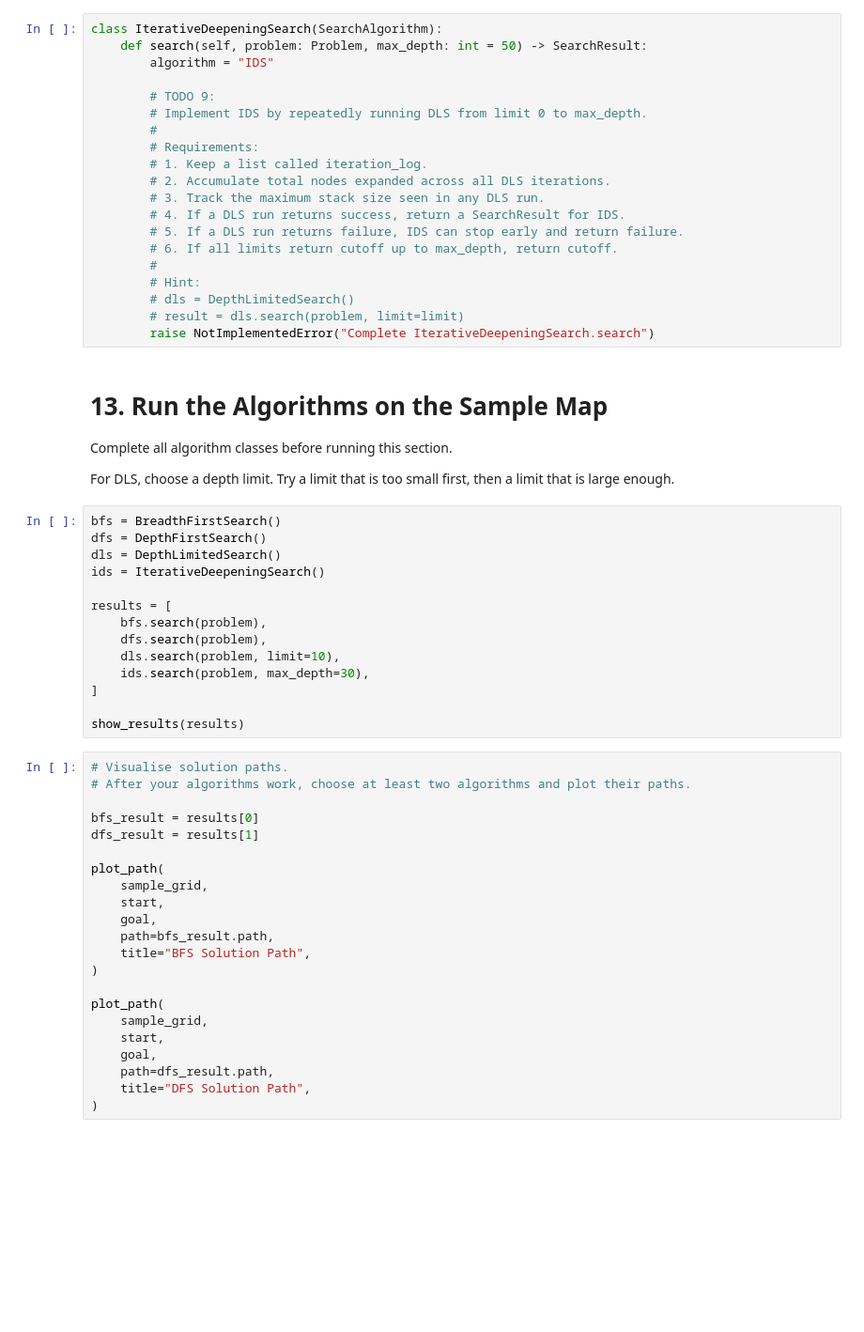
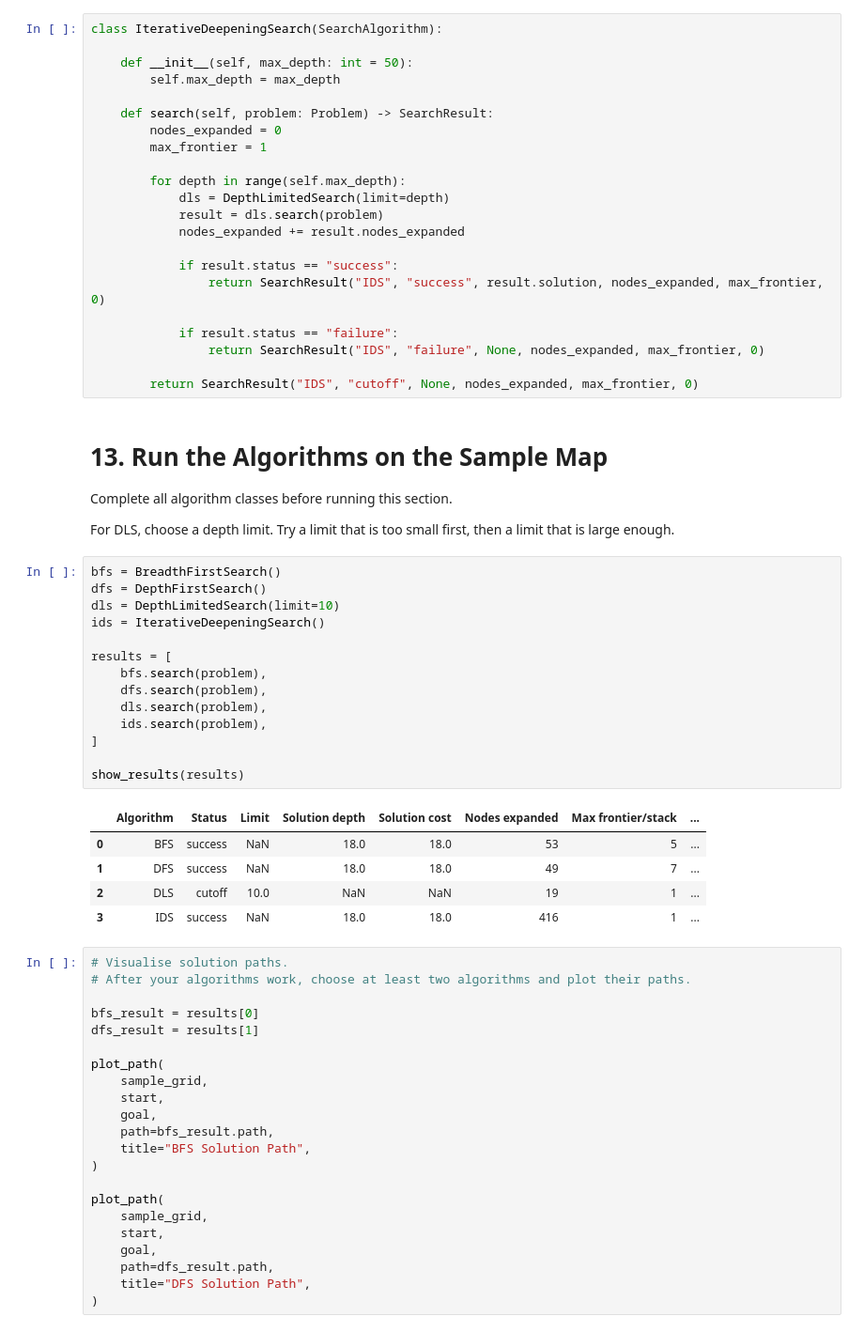
Before and after one commit to dbaffourd-ai/intro-to-ai-lab1, a Jupyter notebook: Lab_1_Part_A.ipynb, the cells around one changed output. Shown at 94% size. Saved outputs shown, nothing was run; the diff lists cells and outputs as text; blank space fills up the shorter version.

```diff
--- a/Lab_1_Part_A.ipynb
+++ b/Lab_1_Part_A.ipynb
@@ -997,24 +881,26 @@ ITERATIVE-DEEPENING-SEARCH(problem, max_depth)
 **Python structure to think about:** IDS should create a `DepthLimitedSearch` object and call `dls.search(problem, limit=limit)` inside a loop.
 # %%
 class IterativeDeepeningSearch(SearchAlgorithm):
-    def search(self, problem: Problem, max_depth: int = 50) -> SearchResult:
-        algorithm = "IDS"
 
-        # TODO 9:
-        # Implement IDS by repeatedly running DLS from limit 0 to max_depth.
-        #
-        # Requirements:
-        # 1. Keep a list called iteration_log.
-        # 2. Accumulate total nodes expanded across all DLS iterations.
-        # 3. Track the maximum stack size seen in any DLS run.
-        # 4. If a DLS run returns success, return a SearchResult for IDS.
-        # 5. If a DLS run returns failure, IDS can stop early and return failure.
-        # 6. If all limits return cutoff up to max_depth, return cutoff.
-        #
-        # Hint:
-        # dls = DepthLimitedSearch()
-        # result = dls.search(problem, limit=limit)
-        raise NotImplementedError("Complete IterativeDeepeningSearch.search")
+    def __init__(self, max_depth: int = 50):
+        self.max_depth = max_depth
+
+    def search(self, problem: Problem) -> SearchResult:
+        nodes_expanded = 0
+        max_frontier = 1
+
+        for depth in range(self.max_depth):
+            dls = DepthLimitedSearch(limit=depth)
+            result = dls.search(problem)
+            nodes_expanded += result.nodes_expanded
+
+            if result.status == "success":
+                return SearchResult("IDS", "success", result.solution, nodes_expanded, max_frontier, 0)
+
+            if result.status == "failure":
+                return SearchResult("IDS", "failure", None, nodes_expanded, max_frontier, 0)
+
+        return SearchResult("IDS", "cutoff", None, nodes_expanded, max_frontier, 0)
 # %% [markdown]
 # 13. Run the Algorithms on the Sample Map
 
@@ -1024,17 +910,23 @@ For DLS, choose a depth limit. Try a limit that is too small first, then a limit
 # %%
 bfs = BreadthFirstSearch()
 dfs = DepthFirstSearch()
-dls = DepthLimitedSearch()
+dls = DepthLimitedSearch(limit=10)
 ids = IterativeDeepeningSearch()
 
 results = [
     bfs.search(problem),
     dfs.search(problem),
-    dls.search(problem, limit=10),
-    ids.search(problem, max_depth=30),
+    dls.search(problem),
+    ids.search(problem),
 ]
 
 show_results(results)
+# %% [output]
+|  | Algorithm | Status | Limit | Solution depth | Solution cost | Nodes expanded | Max frontier/stack | ... |
+| 0 | BFS | success | NaN | 18.0 | 18.0 | 53 | 5 | ... |
+| 1 | DFS | success | NaN | 18.0 | 18.0 | 49 | 7 | ... |
+| 2 | DLS | cutoff | 10.0 | NaN | NaN | 19 | 1 | ... |
+| 3 | IDS | success | NaN | 18.0 | 18.0 | 416 | 1 | ... |
 # %%
 # Visualise solution paths.
 # After your algorithms work, choose at least two algorithms and plot their paths.
```
Also changed, not shown: parts of 10 cells of this notebook.
